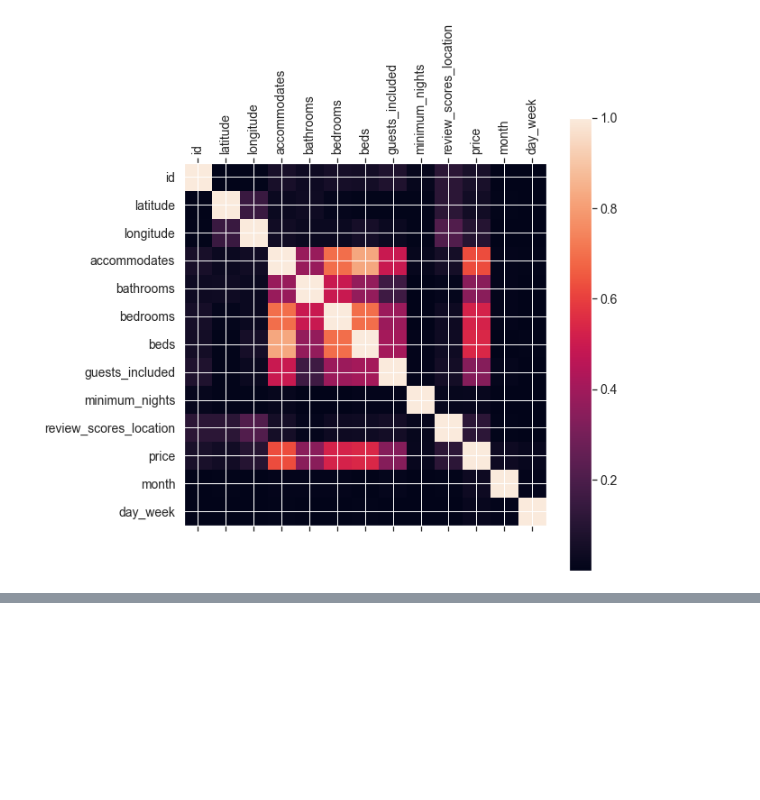
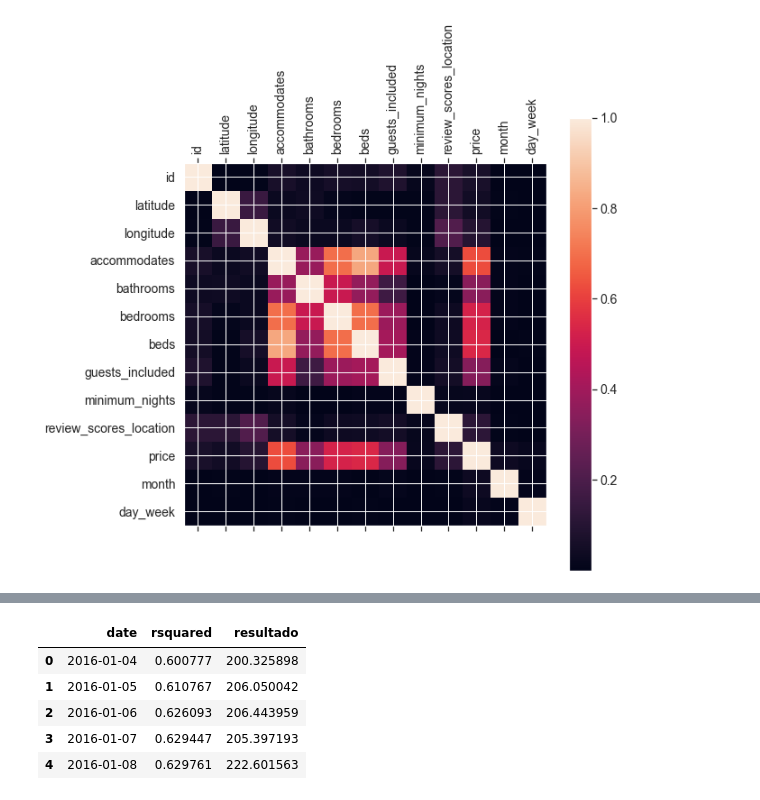
Before and after one commit to CamSP/DiplomadoML-BD, a Jupyter notebook: Proyecto/Proyecto.ipynb, the cells around one changed output, grey strips where cells are left out. Cells and saved outputs as stored; diff of their text form; code cells hidden in the pictures; blank space fills up the shorter version.

```diff
--- a/Proyecto/Proyecto.ipynb
+++ b/Proyecto/Proyecto.ipynb
@@ -759,3 +816,41 @@ dates_regresion.head()
+# %%
+dates_regresion = pd.DataFrame(columns=["date", "rsquared", "resultado"])
+txt_params = ["Capitol Hill",
+         "House",
+         "Entire home/apt",
+         "Real Bed"]
+num_params = [6, 2, 3, 3, 1] #Accommodates, Bathrooms, Bedrooms, Beds, GuestsIncluded
+for i in calendario_precio["date"].dropna().unique():
+    model = sm.OLS.from_formula("price ~ accommodates + bathrooms + bedrooms + beds + room_type + property_type + neighbourhood + bed_type + guests_included",
+                                data=calendario_precio[calendario_precio["date"]==i])
+    result = model.fit()
+
+    parametros = pd.DataFrame(result.params)
+
+
+    parametros["params"] = 0
+    for k in txt_params:
+        for j in parametros.index.to_list():
+            if k in j:
+                parametros.loc[j, "params"]=1
+
+    parametros.loc["Intercept", "params"] = 1
+    parametros.loc["accommodates", "params"] = num_params[0]
+    parametros.loc["bathrooms", "params"] = num_params[1]
+    parametros.loc["bedrooms", "params"] = num_params[2]
+    parametros.loc["beds", "params"] = num_params[3]
+    parametros.loc["guests_included", "params"] = num_params[4]
+    dates_regresion = dates_regresion.append({'date': i, "rsquared":result.rsquared, "resultado":(parametros[0]*parametros["params"]).sum()}, ignore_index=True)
+
+dates_regresion = dates_regresion.sort_values(by=['date']).reset_index(drop=True)
+dates_regresion.head()
+# %% [output]
+|  | date | rsquared | resultado |
+| 0 | 2016-01-04 | 0.600777 | 200.325898 |
+| 1 | 2016-01-05 | 0.610767 | 206.050042 |
+| 2 | 2016-01-06 | 0.626093 | 206.443959 |
+| 3 | 2016-01-07 | 0.629447 | 205.397193 |
+| 4 | 2016-01-08 | 0.629761 | 222.601563 |
 # %%
 fig = dates_regresion.plot("date","resultado")
 fig.show()
```
Also changed, not shown: parts of 19 cells of this notebook, 2 other files.
